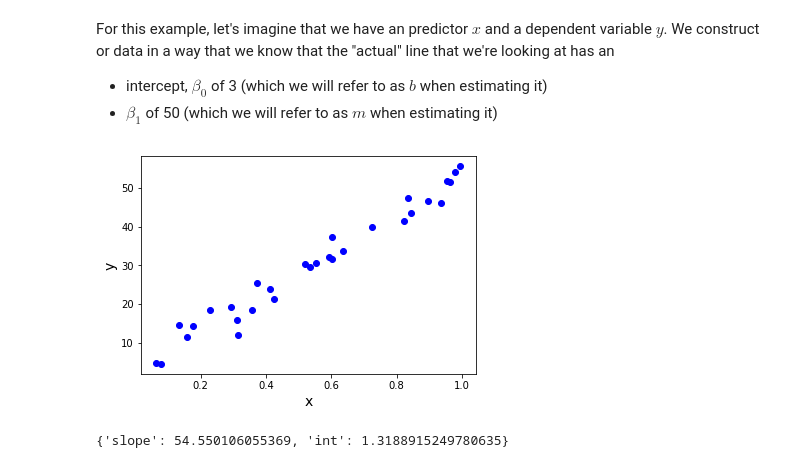
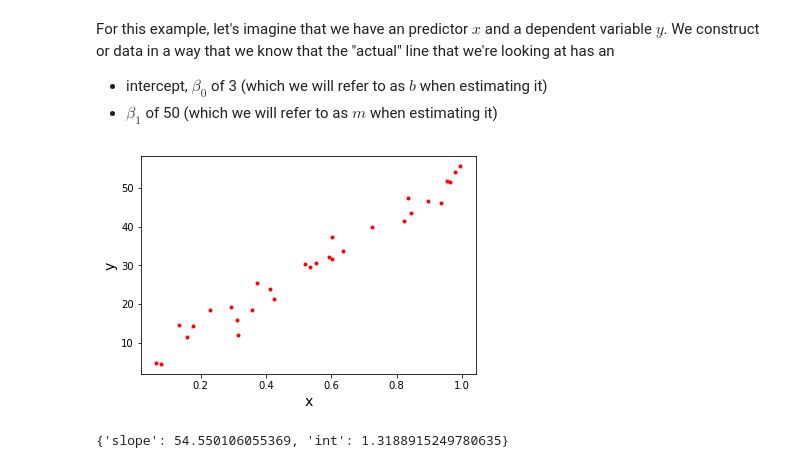
Before and after one commit to MarcSchneider71/dsc-2-14-10-introduction-to-gradient-descent-nyc-ds-career-012819, a Jupyter notebook: index.ipynb, the cells around one changed output. Drawn from its saved outputs; the diff is of its cells as text; code cells hidden in the pictures.

```diff
--- a/index.ipynb
+++ b/index.ipynb
@@ -23,19 +23,19 @@ For this example, let's imagine that we have an predictor $x$ and a dependent va
 # %%
 import numpy as np
 import matplotlib.pyplot as plt
 np.random.seed(225)
 
 x = np.random.rand(30, 1).reshape(30)
 y_randterm = np.random.normal(0,3,30)
 y = 3+ 50* x + y_randterm
 
-plt.plot(x, y, 'bo')
+plt.plot(x, y, '.r')
 plt.xlabel("x", fontsize=14)
 plt.ylabel("y", fontsize=14);
 
 #data = np.array([x, y])
 # %% [output]
-[figure, old version]
+[figure, new version]
 # %%
 from linear_equations import build_regression_line
 # %%
```
